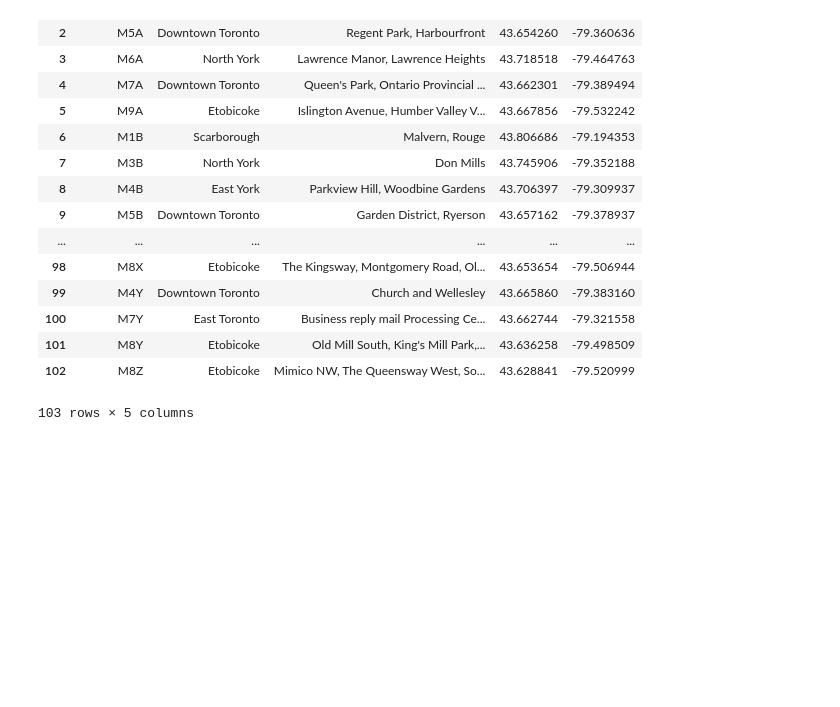
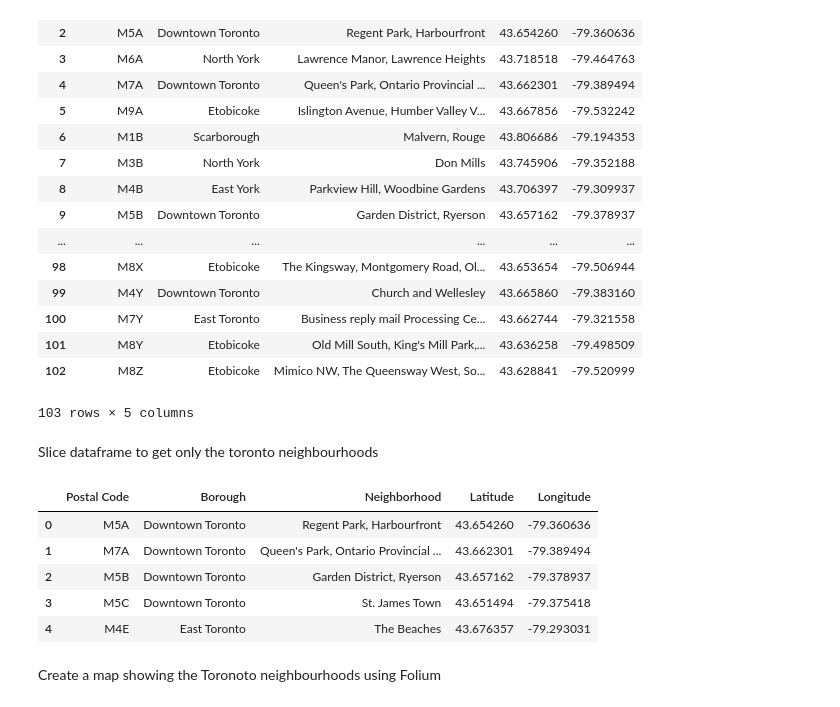
Before and after one commit to elainecodes/SegmentingAssignment, a Jupyter notebook: Segmenting and Clustering project.ipynb, the cells around one changed output. Drawn from its saved outputs; the diff is of its cells as text; code cells hidden in the pictures; blank space fills up the shorter version.

```diff
--- a/Segmenting and Clustering project.ipynb
+++ b/Segmenting and Clustering project.ipynb
@@ -58,0 +50,16 @@ Table read with pandas and converted from list to dataframe. Rows where borough
+# %%
+
+import types
+import pandas as pd
+from botocore.client import Config
+import ibm_boto3
+
+def __iter__(self): return 0
+
+body = client_7f2004e4f3ff49eabe690e2924e5a191.get_object(Bucket='segmentingandclusteringproject-donotdelete-pr-wo3bkuwozbhctb',Key='Geospatial_Coordinates.csv')['Body']
+# add missing __iter__ method, so pandas accepts body as file-like object
+if not hasattr(body, "__iter__"): body.__iter__ = types.MethodType( __iter__, body )
+
+# If you are reading an Excel file into a pandas DataFrame, replace `read_csv` by `read_excel` in the next statement.
+df_data_0 = pd.read_csv(body)
+df_data_0.head()
@@ -59,6 +73,7 @@ Table read with pandas and converted from list to dataframe. Rows where borough
 # %%
 import pandas as pd
-pd.merge(df,df_data_0, on=['Postal Code'])
+dfLL=pd.merge(df,df_data_0, on=['Postal Code'])
+dfLL
 # %% [output]
 |  | Postal Code | Borough | Neighborhood | Latitude | Longitude |
 | 0 | M3A | North York | Parkwoods | 43.753259 | -79.329656 |
@@ -78,3 +93,17 @@ pd.merge(df,df_data_0, on=['Postal Code'])
 | 101 | M8Y | Etobicoke | Old Mill South, King's Mill Park,... | 43.636258 | -79.498509 |
 | 102 | M8Z | Etobicoke | Mimico NW, The Queensway West, So... | 43.628841 | -79.520999 |
 103 rows × 5 columns
+# %% [markdown]
+Slice dataframe to get only the toronto neighbourhoods
+# %%
+toronoto_data = dfLL[dfLL['Borough'].str.contains('Toronto')].reset_index(drop=True)
+toronoto_data.head()
+# %% [output]
+|  | Postal Code | Borough | Neighborhood | Latitude | Longitude |
+| 0 | M5A | Downtown Toronto | Regent Park, Harbourfront | 43.654260 | -79.360636 |
+| 1 | M7A | Downtown Toronto | Queen's Park, Ontario Provincial ... | 43.662301 | -79.389494 |
+| 2 | M5B | Downtown Toronto | Garden District, Ryerson | 43.657162 | -79.378937 |
+| 3 | M5C | Downtown Toronto | St. James Town | 43.651494 | -79.375418 |
+| 4 | M4E | East Toronto | The Beaches | 43.676357 | -79.293031 |
+# %% [markdown]
+Create a map showing the Toronoto neighbourhoods using Folium
```
Also changed, not shown: parts of 5 cells of this notebook.
